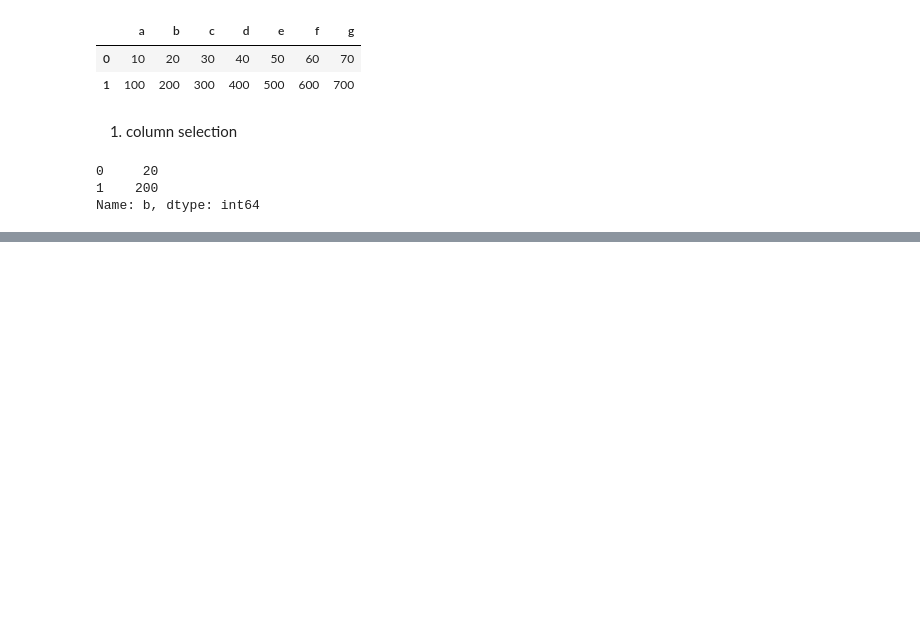
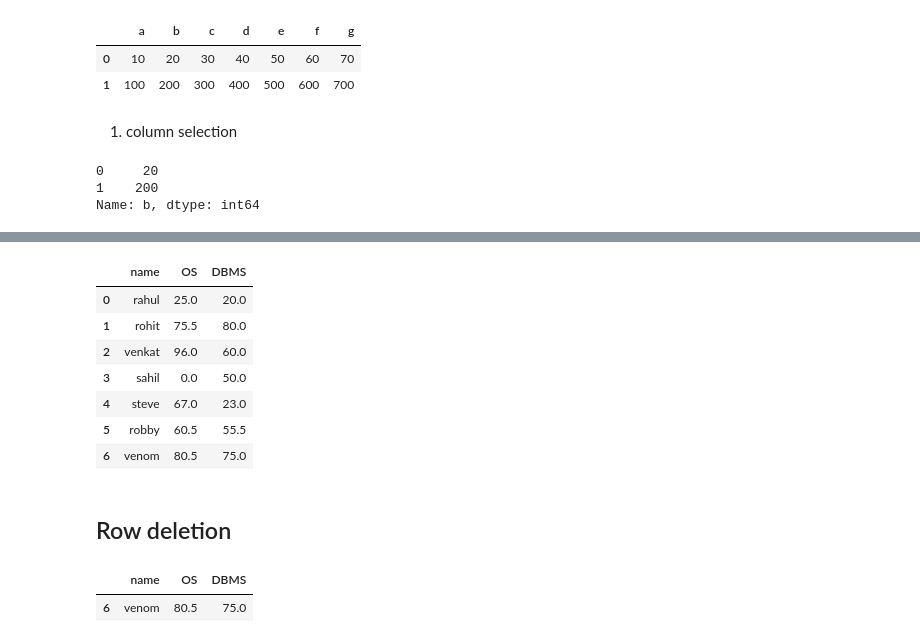
Before and after one commit to mihirh19/Python, a Jupyter notebook: DataScience_ML/3.Pandas.ipynb, the cells around one changed output, grey strips where cells are left out. Drawn from its saved outputs; the diff is of its cells as text; code cells hidden in the pictures; blank space fills up the shorter version.

```diff
--- a/DataScience_ML/3.Pandas.ipynb
+++ b/DataScience_ML/3.Pandas.ipynb
@@ -415,0 +606,19 @@ Name: b, dtype: int64
+# %%
+df1
+# %% [output]
+|  | name | OS | DBMS |
+| 0 | rahul | 25.0 | 20.0 |
+| 1 | rohit | 75.5 | 80.0 |
+| 2 | venkat | 96.0 | 60.0 |
+| 3 | sahil | 0.0 | 50.0 |
+| 4 | steve | 67.0 | 23.0 |
+| 5 | robby | 60.5 | 55.5 |
+| 6 | venom | 80.5 | 75.0 |
+# %% [markdown]
+## Row deletion
+# %%
+# del, pop, drop
+df1.loc[[6]]
+# %% [output]
+|  | name | OS | DBMS |
+| 6 | venom | 80.5 | 75.0 |
```
Also changed, not shown: parts of 43 cells of this notebook.
